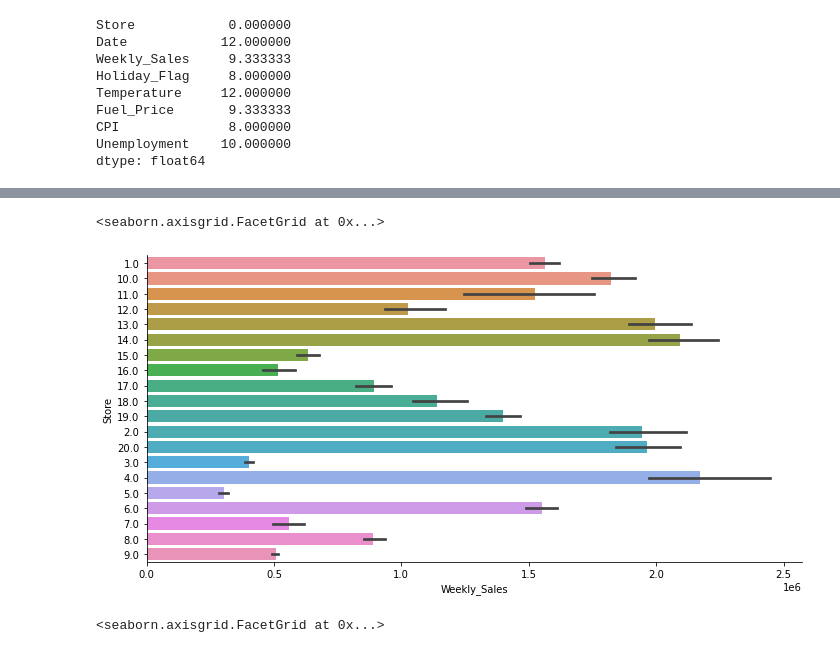
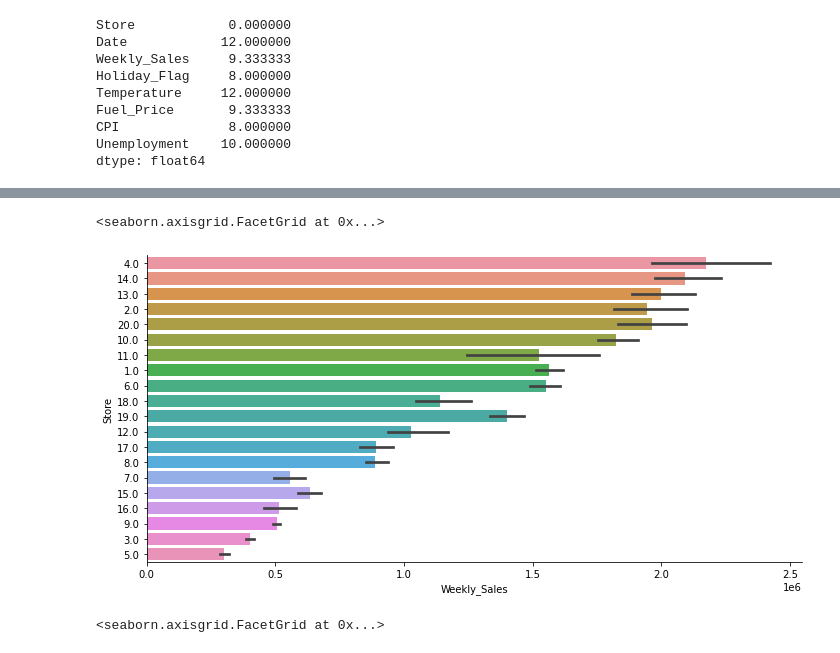
Before and after one commit to Stylomines/walmart_sales, a Jupyter notebook: walmart_project.ipynb, the cells around one changed output, grey strips where cells are left out. Saved outputs shown, nothing was run; the diff lists cells and outputs as text; code cells hidden in the pictures.

```diff
--- a/walmart_project.ipynb
+++ b/walmart_project.ipynb
@@ -148,13 +114,13 @@ import matplotlib.pyplot as plt
 # %%
 sns.catplot(x="Weekly_Sales",
             y="Store",
-            data=df_walmart.sort_values('Store'),
+            data=df_walmart.sort_values('Weekly_Sales', ascending= False),
             kind="bar",
             height=5,
             aspect=2)
 # %% [output]
 <seaborn.axisgrid.FacetGrid at 0x...>
-[figure, old version]
+[figure, new version]
 # %%
 sns.catplot(x="Holiday_Flag",
             y="Weekly_Sales",
```
Also changed, not shown: parts of 18 cells of this notebook.
